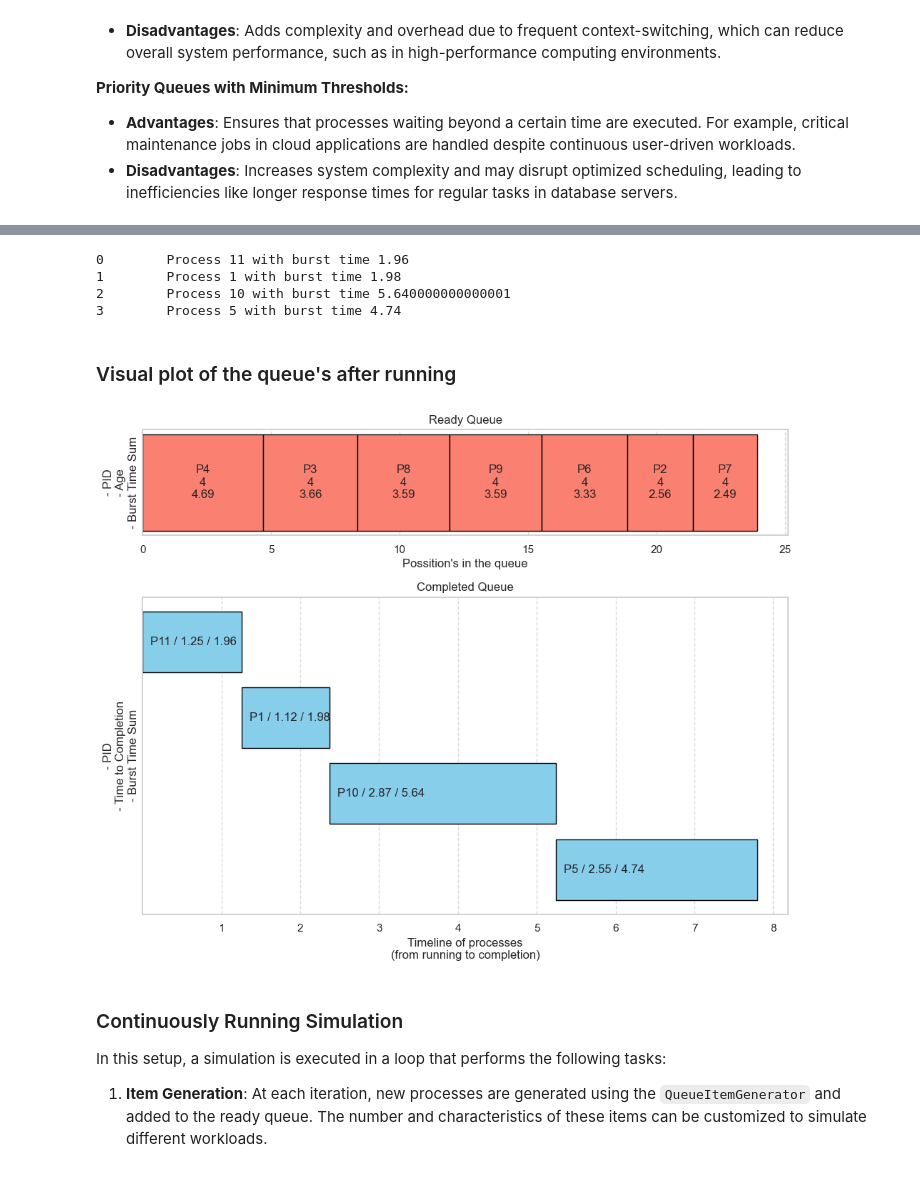
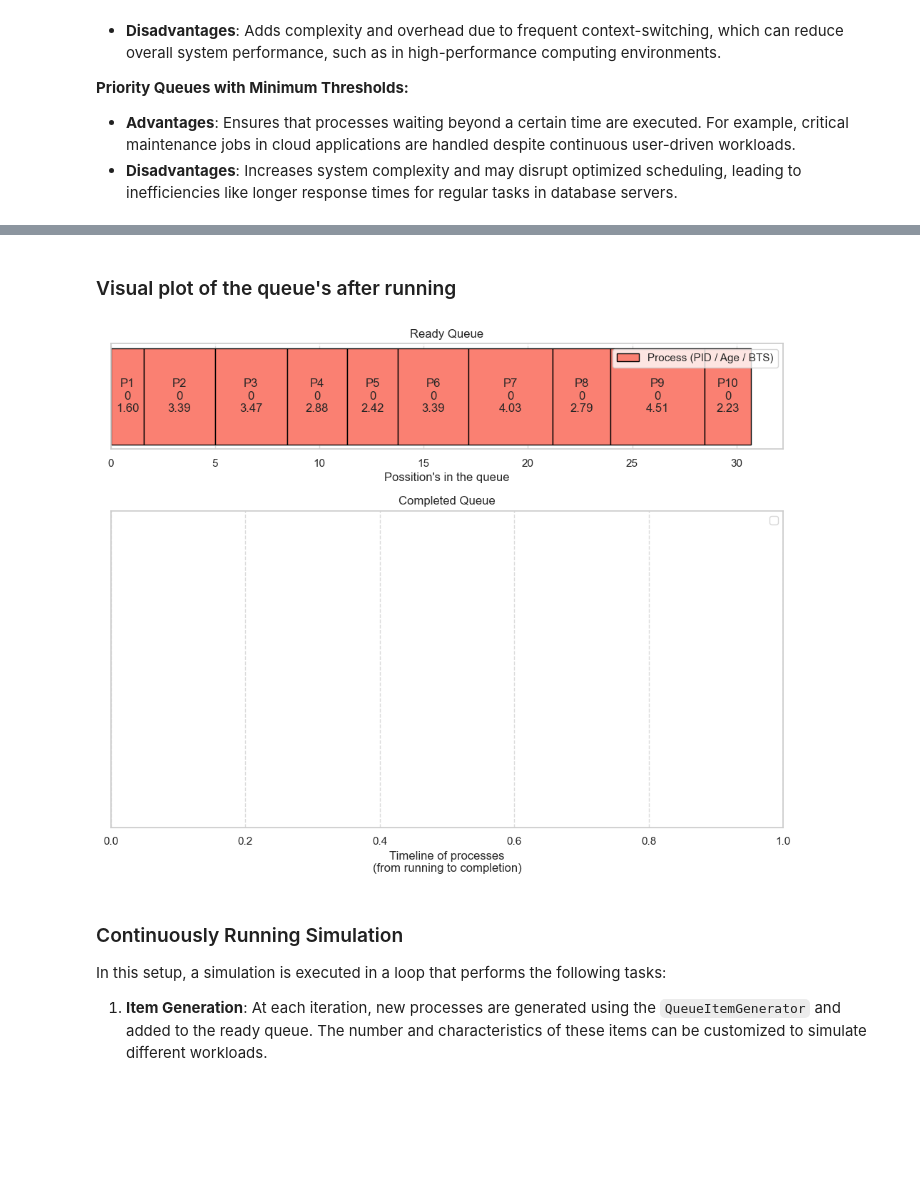
Before and after one commit to LucEnden/sync, a Jupyter notebook: research_lvde/preventing_starvation_in_shortest_job_first_scheduling_algorithm.ipynb, the cells around one changed output, grey strips where cells are left out. Cells and saved outputs as stored; diff of their text form; code cells hidden in the pictures; blank space fills up the shorter version.

```diff
--- a/research_lvde/preventing_starvation_in_shortest_job_first_scheduling_algorithm.ipynb
+++ b/research_lvde/preventing_starvation_in_shortest_job_first_scheduling_algorithm.ipynb
@@ -281,21 +281,16 @@ ready_queue.add(
 )
 
 # Run half of the processes
-while len(completed_queue) <= len(ready_queue) // 2:
-    dispatcher.dispatch(
-        scheduler,
-        ready_queue,
-        completed_queue
-    )
+# while len(completed_queue) <= len(ready_queue) // 2:
+#     dispatcher.dispatch(
+#         scheduler,
+#         ready_queue,
+#         completed_queue
+#     )
 
 # Print the results
 for i, queue_item in enumerate(completed_queue):
     print(f"{i}\t Process {queue_item.process.id} with burst time {queue_item.process.bt_sum}")
-# %% [output]
-0        Process 11 with burst time 1.96
-1        Process 1 with burst time 1.98
-2        Process 10 with burst time 5.640000000000001
-3        Process 5 with burst time 4.74
 # %% [markdown]
 ### Visual plot of the queue's after running
 # %%
@@ -309,13 +304,11 @@ fig, ax = plt.subplots(2, 1, figsize=(10, 8), gridspec_kw={'height_ratios': [1,
 # Completed Queue Plot
 cq_title = "Completed Queue"
 cq_x_lbl = "Timeline of processes\n(from running to completion)"
-cq_y_lbl = "- PID\n- Time to Completion\n- Burst Time Sum"
 cq_ax = 1
 
 # Ready Queue Plot
 rq_title = "Ready Queue"
 rq_x_lbl = "Possition's in the queue"
-rq_y_lbl = "- PID\n- Age\n- Burst Time Sum"
 rq_ax = 0
 
 def update_queue_plot(rq, cq):
@@ -351,7 +344,6 @@ def update_queue_plot(rq, cq):
         start += bt_sum  # Update start position for the next bar
 
     ax[rq_ax].set_xlabel(rq_x_lbl)
-    ax[rq_ax].set_ylabel(rq_y_lbl)
     ax[rq_ax].set_yticks([])  # No y-ticks needed
     ax[rq_ax].set_title(rq_title)
     ax[rq_ax].grid(axis="x", linestyle="--", alpha=0.7)
@@ -366,35 +358,41 @@ def update_queue_plot(rq, cq):
             width=qi.process.ttc,
             left=qi.arrival_time - qi.process.ttc,
             color='skyblue',
             edgecolor='black'
         )
         txt = f"P{qi.process.id} / {qi.process.ttc:.2f} / {qi.process.bt_sum:.2f}"
         ax[cq_ax].text(
             x=qi.arrival_time - qi.process.ttc + 0.1,
             y=i,
             s=txt,
             va='center'
         )
 
     ax[cq_ax].set_xlabel(cq_x_lbl)
 
     ax[cq_ax].invert_yaxis()  # Invert the y-axis to have the first item at the top
     ax[cq_ax].set_yticks([])
-    ax[cq_ax].set_ylabel(cq_y_lbl)
 
     ax[cq_ax].set_title(cq_title)
     ax[cq_ax].grid(axis="x", linestyle="--", alpha=0.7)
+
+    # Rotate the y-axis labels for better readability
+    plt.setp(ax[cq_ax].get_yticklabels(), rotation=45, ha="right")
+
+    # Legend
+    ax[cq_ax].legend([f"Process (PID / TTC / BTS)"], loc="upper right")
+    ax[rq_ax].legend([f"Process (PID / Age / BTS)"], loc="upper right")
 
     # Adjust layout for readability
     fig.tight_layout()
 
     # Redraw the plot
     fig.canvas.draw_idle()
 
 # Display the plot
 update_queue_plot(ready_queue, completed_queue)
 # %% [output]
-[figure, old version]
+[figure, new version]
 # %% [markdown]
 ### Continuously Running Simulation
 
```
Also changed, not shown: parts of 4 cells of this notebook, 1 other file.
